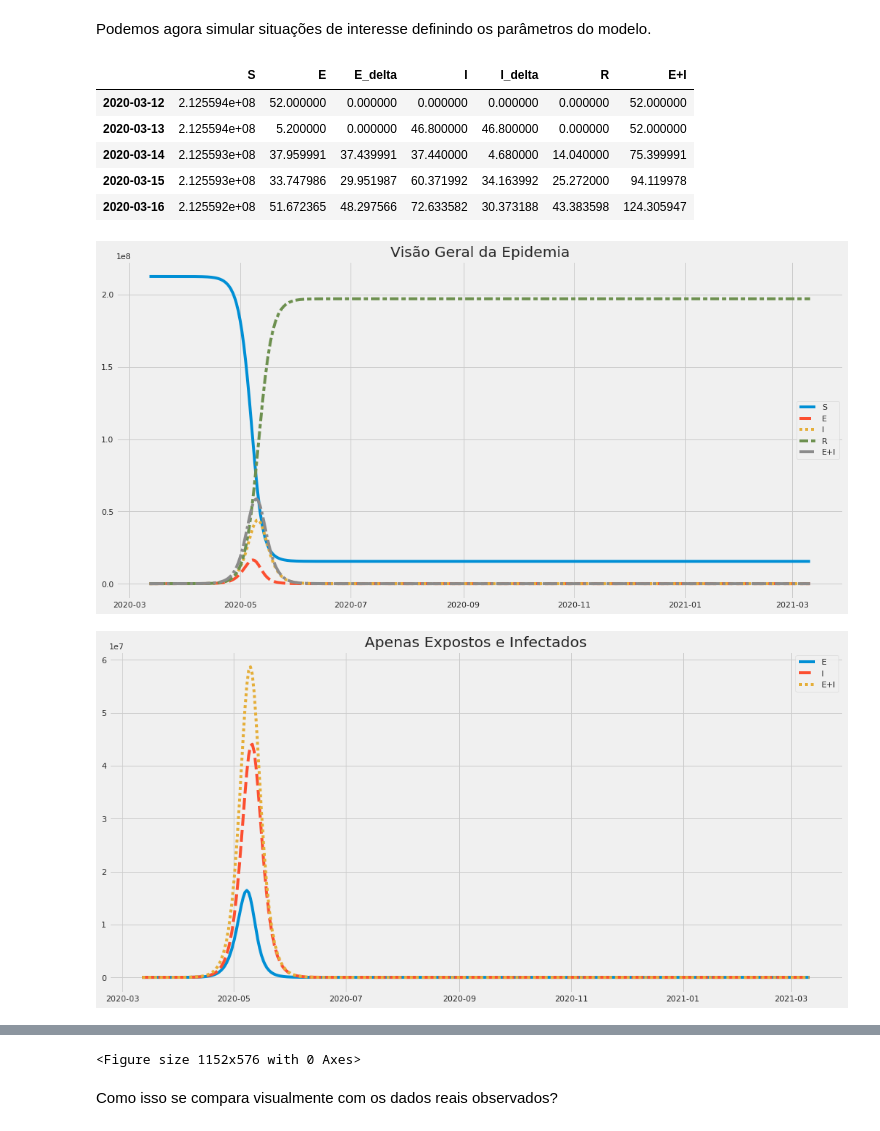
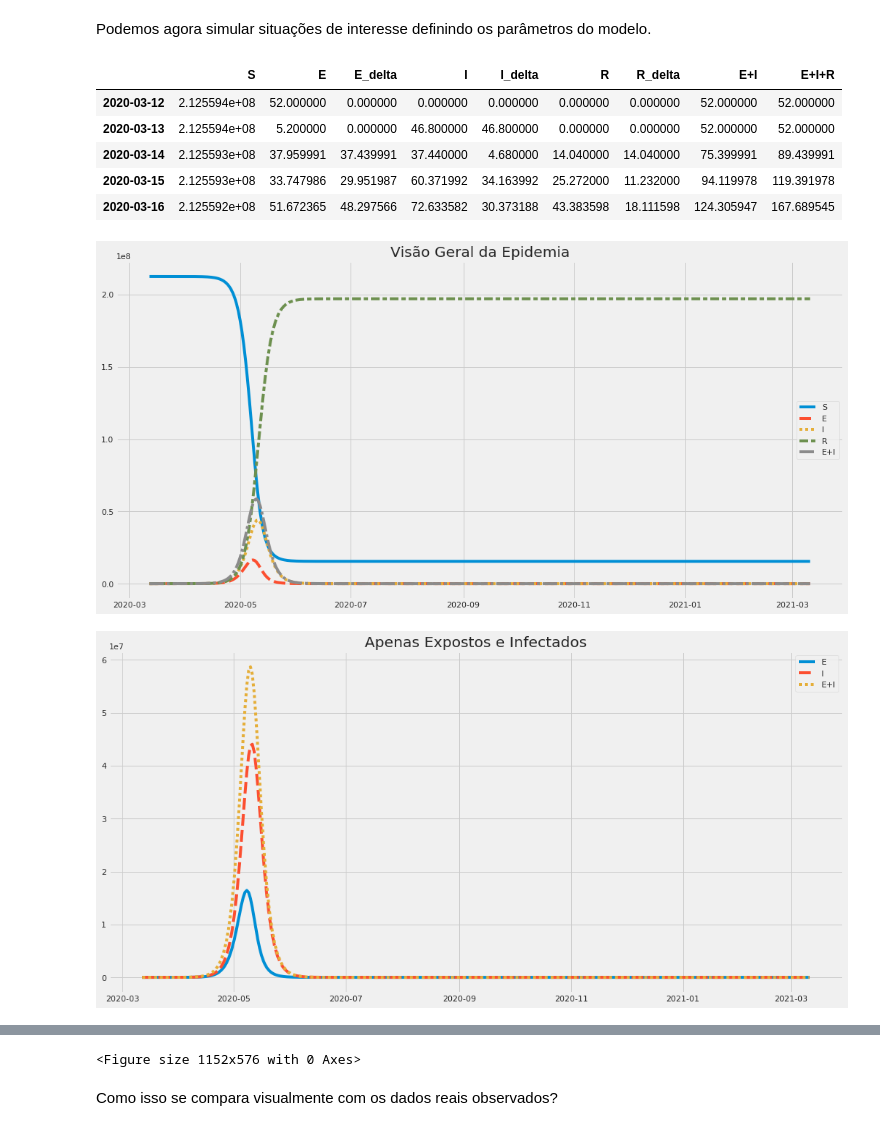
Before and after one commit to funcional-health-analytics/covid19-analytics, a Jupyter notebook: notebooks/epidemic_model_seir.ipynb, the cells around one changed output, grey strips where cells are left out. Cells and saved outputs as stored; diff of their text form; code cells hidden in the pictures.

```diff
--- a/notebooks/epidemic_model_seir.ipynb
+++ b/notebooks/epidemic_model_seir.ipynb
@@ -282,21 +282,30 @@ def i_delta(t, S, E, I, R, alpha, beta, gamma):
                                        param_at(alpha, t)*E)
 
     return delta_e
+# %%
+# how many new patients will be added to R
+def r_delta(t, S, E, I, R, alpha, beta, gamma):
+    delta_r = aux_enforce_max_addition(I,
+                                     param_at(gamma, t)*I)
+
+    return delta_r
 # %% [markdown]
 ### Simulação
 
 A simulação então pode ser definida do seguinte modo.
 # %%
 def simulate(S, E, I, R, alpha, beta, gamma, epidemic_start_date, epidemic_duration_in_days,
-             s_func, e_func, i_func, r_func, e_delta_func, i_delta_func):
+             s_func, e_func, i_func, r_func, e_delta_func, i_delta_func, r_delta_func):
 
     generated_data = [] # initial data
 
+    # changes start at 0
     E_delta = 0
-    I_delta = 0 # changes start at 0
+    I_delta = 0
+    R_delta = 0
 
     for t in range(0, epidemic_duration_in_days):
-        generated_data.append((S, E, E_delta, I, I_delta, R))
+        generated_data.append((S, E, E_delta, I, I_delta, R, R_delta))
 
         # main model components
         S_next = S + s_func(t, S, E, I, R, alpha, beta, gamma)
@@ -307,6 +316,7 @@ def simulate(S, E, I, R, alpha, beta, gamma, epidemic_start_date, epidemic_durat
         # added information for later analyses
         I_delta = i_delta_func(t, S, E, I, R, alpha, beta, gamma)
         E_delta = e_delta_func(t, S, E, I, R, alpha, beta, gamma)
+        R_delta = r_delta_func(t, S, E, I, R, alpha, beta, gamma)
 
         # lockstep updates
         S = S_next
@@ -317,10 +327,11 @@ def simulate(S, E, I, R, alpha, beta, gamma, epidemic_start_date, epidemic_durat
         assert math.isclose(S + E + I + R, population_size, rel_tol=1e-9, abs_tol=0.0), "Population size must not change."
 
     df = pd.DataFrame(generated_data,
-                      columns=['S', 'E', 'E_delta', 'I', 'I_delta', 'R'],
+                      columns=['S', 'E', 'E_delta', 'I', 'I_delta', 'R', 'R_delta'],
                       index=pd.date_range(start=epidemic_start_date, periods=epidemic_duration_in_days, freq='D'))
 
     df['E+I'] = df['E'] + df['I']
+    df['E+I+R'] = df['E'] + df['I'] + df['R']
 
     return df
 # %% [markdown]
@@ -332,27 +343,28 @@ gamma = 0.3  # I to R rate
 # %%
 df_simulation_data = simulate(S=population_size - initially_infected,
                               E =initially_infected,
                               I=0,
                               R=0,
                               alpha=alpha, beta=beta, gamma=gamma,
                               epidemic_start_date=epidemic_start_date,
                               epidemic_duration_in_days=epidemic_duration_in_days,
                               s_func=s,
                               e_func=e,
                               i_func=i,
                               r_func=r,
                               e_delta_func=e_delta,
-                              i_delta_func=i_delta)
+                              i_delta_func=i_delta,
+                              r_delta_func=r_delta)
 
 plot_simulation_output(df_simulation_data, zoom_on='2020-04')
 df_simulation_data.head()
 # %% [output]
-|  | S | E | E_delta | I | I_delta | R | E+I |
-| 2020-03-12 | 2.125594e+08 | 52.000000 | 0.000000 | 0.000000 | 0.000000 | 0.000000 | 52.000000 |
-| 2020-03-13 | 2.125594e+08 | 5.200000 | 0.000000 | 46.800000 | 46.800000 | 0.000000 | 52.000000 |
-| 2020-03-14 | 2.125593e+08 | 37.959991 | 37.439991 | 37.440000 | 4.680000 | 14.040000 | 75.399991 |
-| 2020-03-15 | 2.125593e+08 | 33.747986 | 29.951987 | 60.371992 | 34.163992 | 25.272000 | 94.119978 |
-| 2020-03-16 | 2.125592e+08 | 51.672365 | 48.297566 | 72.633582 | 30.373188 | 43.383598 | 124.305947 |
+|  | S | E | E_delta | I | I_delta | R | R_delta | E+I | E+I+R |
+| 2020-03-12 | 2.125594e+08 | 52.000000 | 0.000000 | 0.000000 | 0.000000 | 0.000000 | 0.000000 | 52.000000 | 52.000000 |
+| 2020-03-13 | 2.125594e+08 | 5.200000 | 0.000000 | 46.800000 | 46.800000 | 0.000000 | 0.000000 | 52.000000 | 52.000000 |
+| 2020-03-14 | 2.125593e+08 | 37.959991 | 37.439991 | 37.440000 | 4.680000 | 14.040000 | 14.040000 | 75.399991 | 89.439991 |
+| 2020-03-15 | 2.125593e+08 | 33.747986 | 29.951987 | 60.371992 | 34.163992 | 25.272000 | 11.232000 | 94.119978 | 119.391978 |
+| 2020-03-16 | 2.125592e+08 | 51.672365 | 48.297566 | 72.633582 | 30.373188 | 43.383598 | 18.111598 | 124.305947 | 167.689545 |
 [figure]
 [figure]
 [figure]
```
Also changed, not shown: parts of 12 cells of this notebook, 2 other files.
